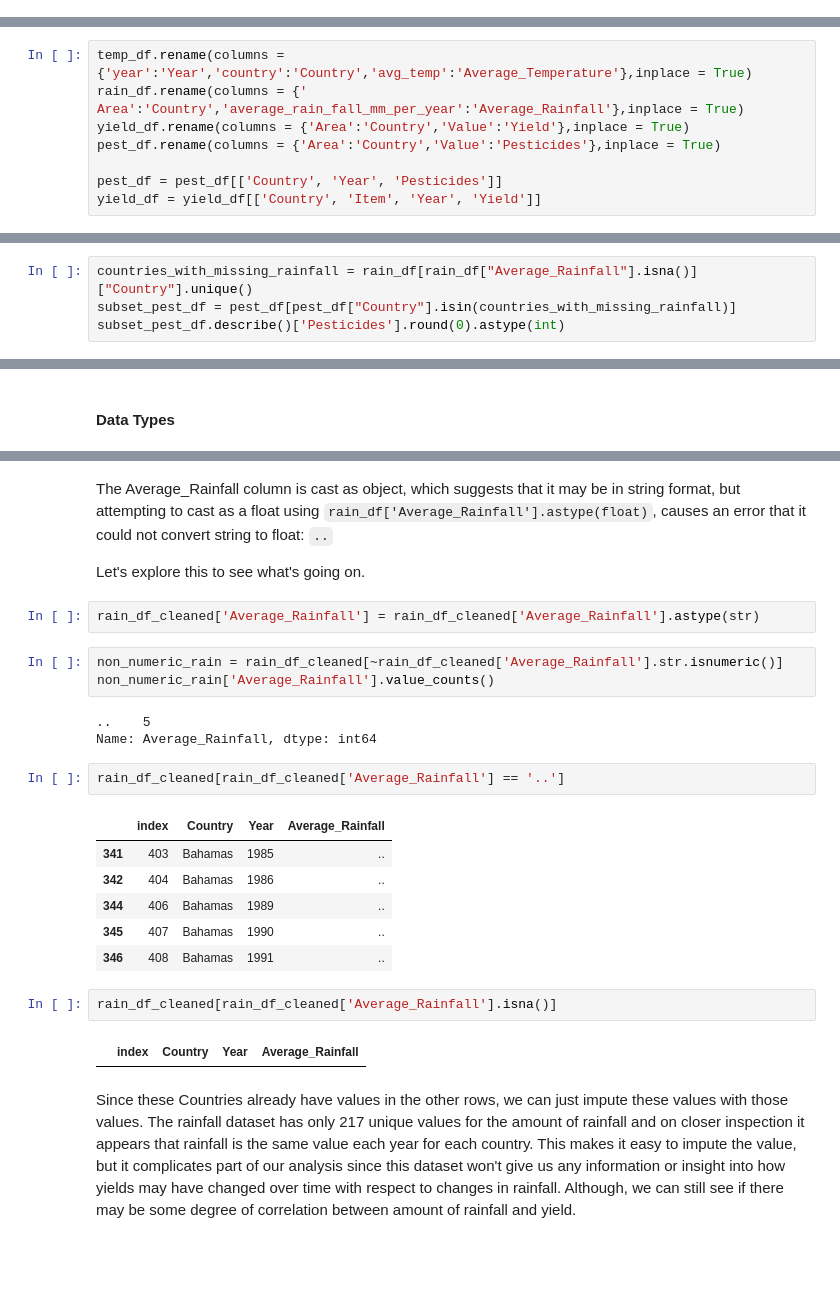
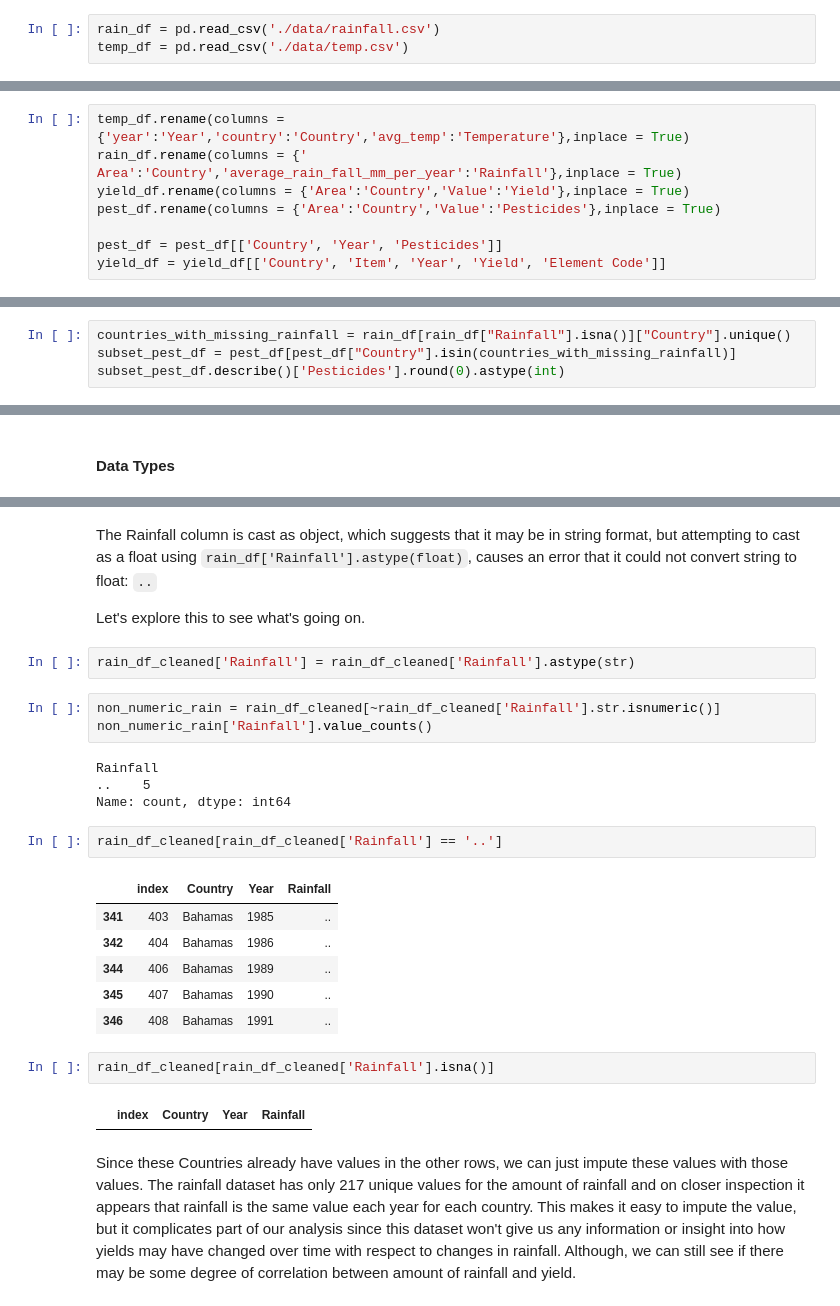
Before and after one commit to nkabram/um-milestone, a Jupyter notebook: milestone.ipynb, the cells around one changed output, grey strips where cells are left out. Saved outputs shown, nothing was run; the diff lists cells and outputs as text; blank space fills up the shorter version.

```diff
--- a/milestone.ipynb
+++ b/milestone.ipynb
@@ -23,3 +38,6 @@ yield_df = pd.read_csv('./yield.csv')
+# %%
+rain_df = pd.read_csv('./data/rainfall.csv')
+temp_df = pd.read_csv('./data/temp.csv')
 # %% [markdown]
 # Explore Datasets
 # %%
@@ -262,11 +288,11 @@ The data types are mixed: integer types (Area Code, Element Code, Item Code, Yea
 ### Column Transformations
 We will rename some columns to be consistent among the dataframes and make it easier to merge data later on. Also, we will subset the dataframes to take only columns of interest
 # %%
-temp_df.rename(columns = {'year':'Year','country':'Country','avg_temp':'Average_Temperature'},inplace = True)
-rain_df.rename(columns = {' Area':'Country','average_rain_fall_mm_per_year':'Average_Rainfall'},inplace = True)
+temp_df.rename(columns = {'year':'Year','country':'Country','avg_temp':'Temperature'},inplace = True)
+rain_df.rename(columns = {' Area':'Country','average_rain_fall_mm_per_year':'Rainfall'},inplace = True)
 yield_df.rename(columns = {'Area':'Country','Value':'Yield'},inplace = True)
 pest_df.rename(columns = {'Area':'Country','Value':'Pesticides'},inplace = True)
 
 pest_df = pest_df[['Country', 'Year', 'Pesticides']]
-yield_df = yield_df[['Country', 'Item', 'Year', 'Yield']]
+yield_df = yield_df[['Country', 'Item', 'Year', 'Yield', 'Element Code']]
 # %% [markdown]
@@ -469,6 +524,6 @@ Average_Rainfall    173
 dtype: int64
 # %%
-countries_with_missing_rainfall = rain_df[rain_df["Average_Rainfall"].isna()]["Country"].unique()
+countries_with_missing_rainfall = rain_df[rain_df["Rainfall"].isna()]["Country"].unique()
 subset_pest_df = pest_df[pest_df["Country"].isin(countries_with_missing_rainfall)]
 subset_pest_df.describe()['Pesticides'].round(0).astype(int)
 # %% [output]
@@ -543,29 +598,30 @@ Average_Rainfall    object
 dtype: object
 # %% [markdown]
-The Average_Rainfall column is cast as object, which suggests that it may be in string format, but attempting to cast as a float using `rain_df['Average_Rainfall'].astype(float)`, causes an error that it could not convert string to float: `..`
+The Rainfall column is cast as object, which suggests that it may be in string format, but attempting to cast as a float using `rain_df['Rainfall'].astype(float)`, causes an error that it could not convert string to float: `..`
 
 Let's explore this to see what's going on.
 # %%
-rain_df_cleaned['Average_Rainfall'] = rain_df_cleaned['Average_Rainfall'].astype(str)
+rain_df_cleaned['Rainfall'] = rain_df_cleaned['Rainfall'].astype(str)
 # %%
-non_numeric_rain = rain_df_cleaned[~rain_df_cleaned['Average_Rainfall'].str.isnumeric()]
-non_numeric_rain['Average_Rainfall'].value_counts()
+non_numeric_rain = rain_df_cleaned[~rain_df_cleaned['Rainfall'].str.isnumeric()]
+non_numeric_rain['Rainfall'].value_counts()
 # %% [output]
+Rainfall
 ..    5
-Name: Average_Rainfall, dtype: int64
+Name: count, dtype: int64
 # %%
-rain_df_cleaned[rain_df_cleaned['Average_Rainfall'] == '..']
+rain_df_cleaned[rain_df_cleaned['Rainfall'] == '..']
 # %% [output]
-|  | index | Country | Year | Average_Rainfall |
+|  | index | Country | Year | Rainfall |
 | 341 | 403 | Bahamas | 1985 | .. |
 | 342 | 404 | Bahamas | 1986 | .. |
 | 344 | 406 | Bahamas | 1989 | .. |
 | 345 | 407 | Bahamas | 1990 | .. |
 | 346 | 408 | Bahamas | 1991 | .. |
 # %%
-rain_df_cleaned[rain_df_cleaned['Average_Rainfall'].isna()]
+rain_df_cleaned[rain_df_cleaned['Rainfall'].isna()]
 # %% [output]
-|  | index | Country | Year | Average_Rainfall |
+|  | index | Country | Year | Rainfall |
 # %% [markdown]
 Since these Countries already have values in the other rows, we can just impute these values with those values. The rainfall dataset has only 217 unique values for the amount of rainfall and on closer inspection it appears that rainfall is the same value each year for each country. This makes it easy to impute the value, but it complicates part of our analysis since this dataset won't give us any information or insight into how yields may have changed over time with respect to changes in rainfall. Although, we can still see if there may be some degree of correlation between amount of rainfall and yield.
 # %%
```
Also changed, not shown: parts of 46 cells of this notebook, 29 other files.
